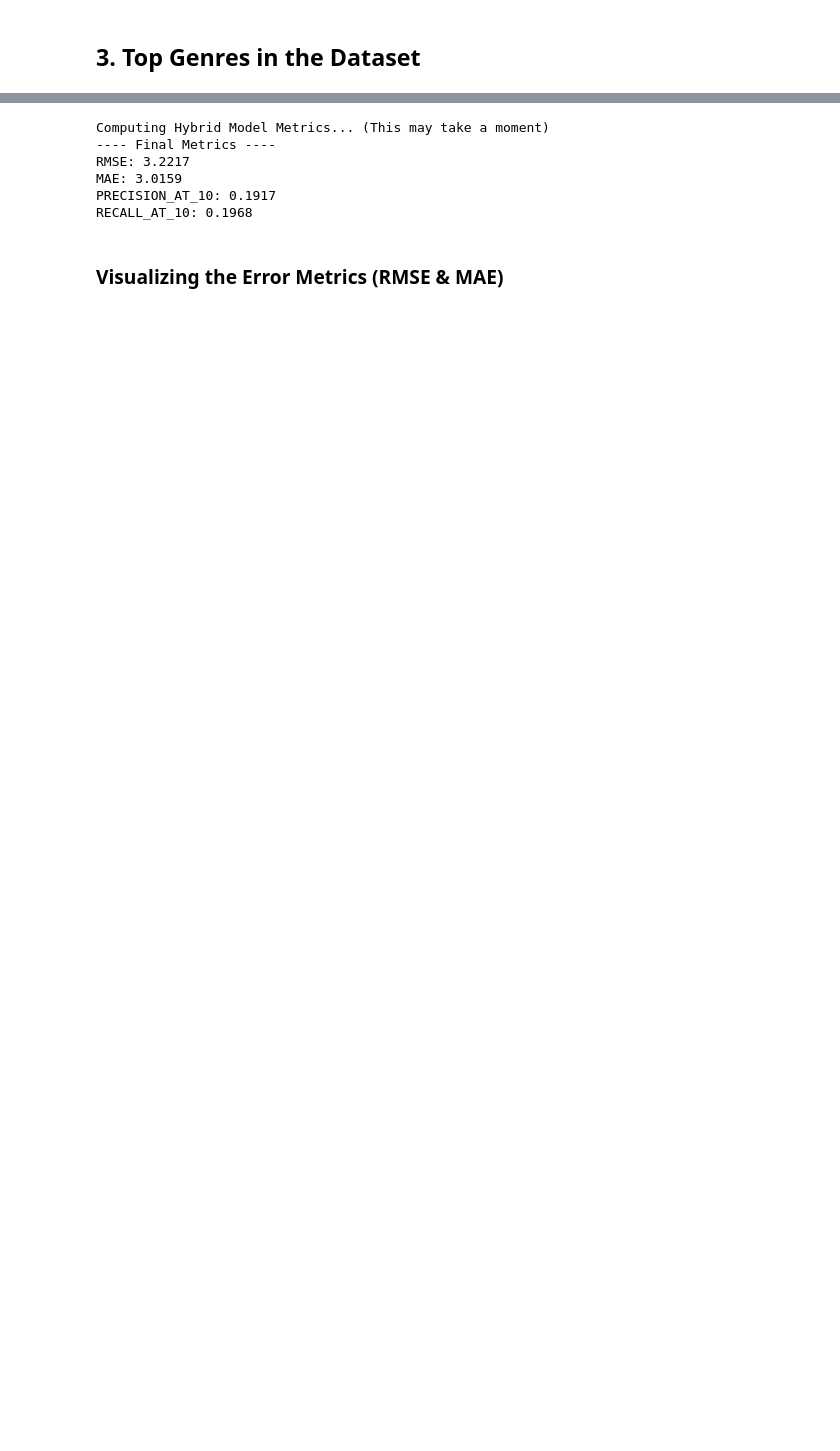
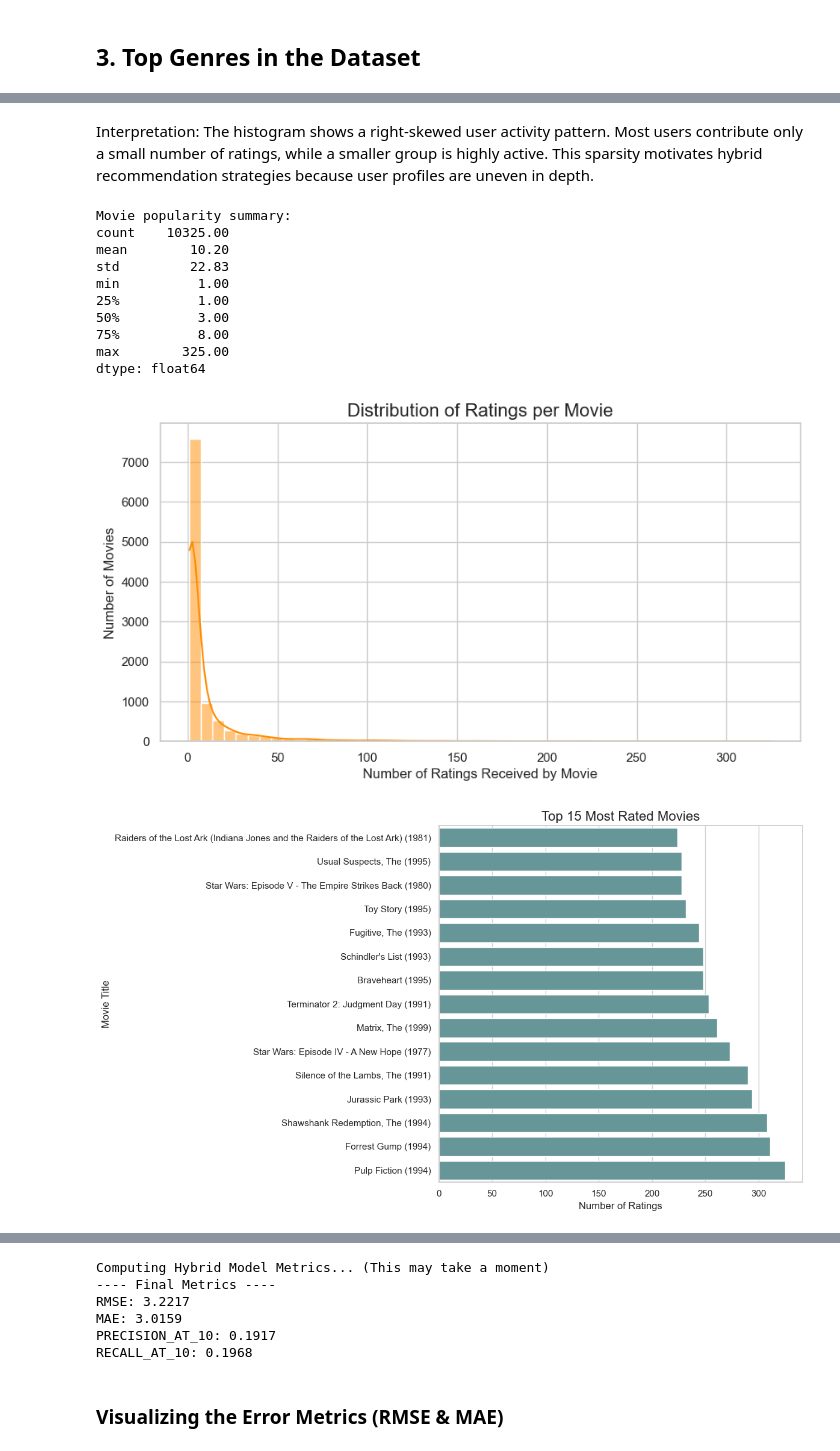
Before and after one commit to Prostorm19/movie-app, a Jupyter notebook: backend/results_analysis.ipynb, the cells around one changed output, grey strips where cells are left out. Saved outputs shown, nothing was run; the diff lists cells and outputs as text; code cells hidden in the pictures; blank space fills up the shorter version.

```diff
--- a/backend/results_analysis.ipynb
+++ b/backend/results_analysis.ipynb
@@ -64,0 +88,44 @@ Passing `palette` without assigning `hue` is deprecated and will be removed in v
+# %% [markdown]
+Interpretation: The histogram shows a right-skewed user activity pattern. Most users contribute only a small number of ratings, while a smaller group is highly active. This sparsity motivates hybrid recommendation strategies because user profiles are uneven in depth.
+# %%
+# Ratings per movie: popularity long-tail
+ratings_per_movie = ratings_df.groupby('movieId').size().sort_values(ascending=False)
+
+print('Movie popularity summary:')
+print(ratings_per_movie.describe().round(2))
+
+plt.figure(figsize=(10, 5))
+ax = sns.histplot(ratings_per_movie, bins=50, kde=True, color='darkorange')
+plt.title('Distribution of Ratings per Movie', fontsize=16)
+plt.xlabel('Number of Ratings Received by Movie', fontsize=12)
+plt.ylabel('Number of Movies', fontsize=12)
+plt.show()
+ax.figure.savefig('ratings_per_movie_distribution.png', dpi=300)
+
+# Top most-rated movies for interpretability
+popular_movie_ids = ratings_per_movie.head(15).index
+popular_movies = movies_df[movies_df['movieId'].isin(popular_movie_ids)].copy()
+popular_movies['rating_count'] = popular_movies['movieId'].map(ratings_per_movie)
+popular_movies = popular_movies.sort_values('rating_count', ascending=True)
+
+plt.figure(figsize=(12, 7))
+ax = sns.barplot(data=popular_movies, x='rating_count', y='title', color='cadetblue')
+plt.title('Top 15 Most Rated Movies', fontsize=16)
+plt.xlabel('Number of Ratings', fontsize=12)
+plt.ylabel('Movie Title', fontsize=12)
+plt.tight_layout()
+plt.show()
+ax.figure.savefig('top_rated_movies_count.png', dpi=300)
+# %% [output]
+Movie popularity summary:
+count    10325.00
+mean        10.20
+std         22.83
+min          1.00
+25%          1.00
+50%          3.00
+75%          8.00
+max        325.00
+dtype: float64
+[figure, added]
+[figure, added]
```
Also changed, not shown: parts of 19 cells of this notebook, 13 other files.
